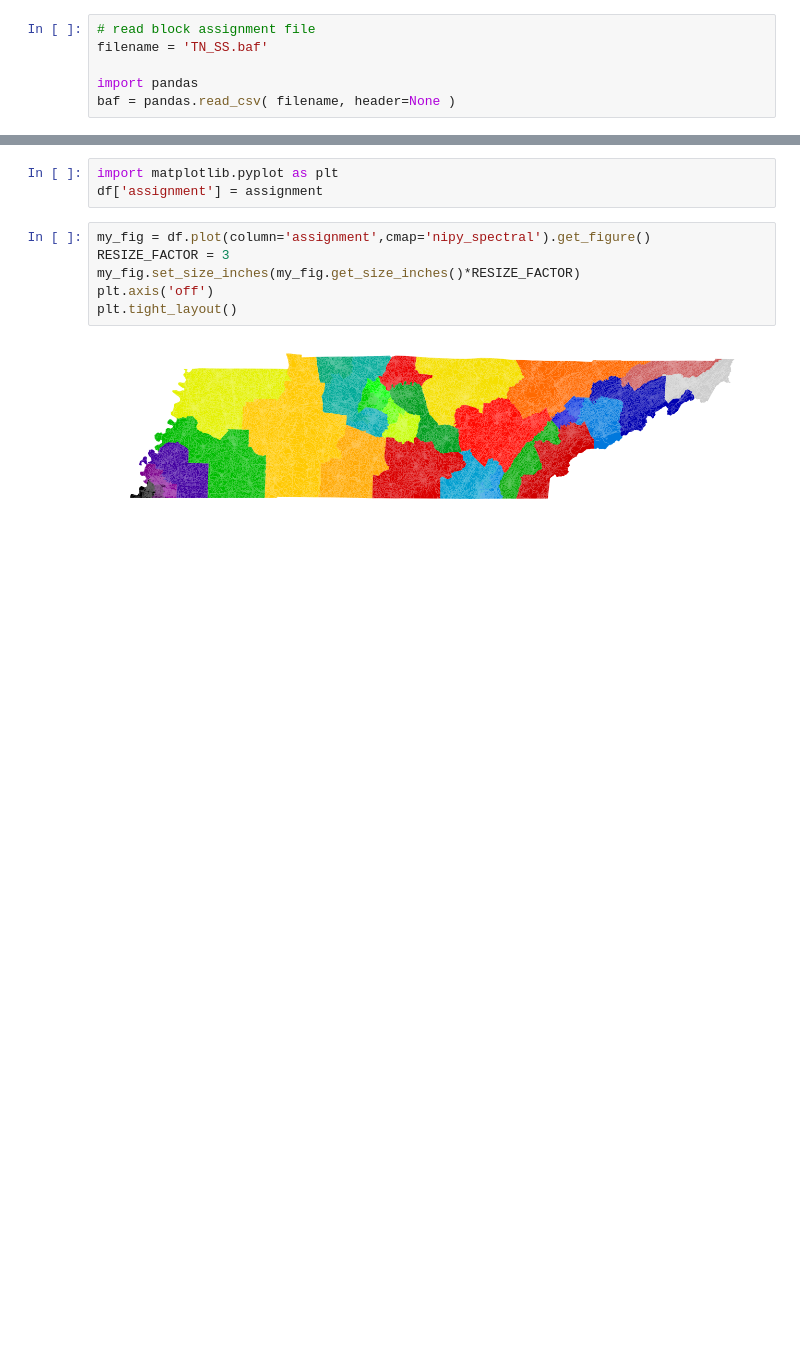
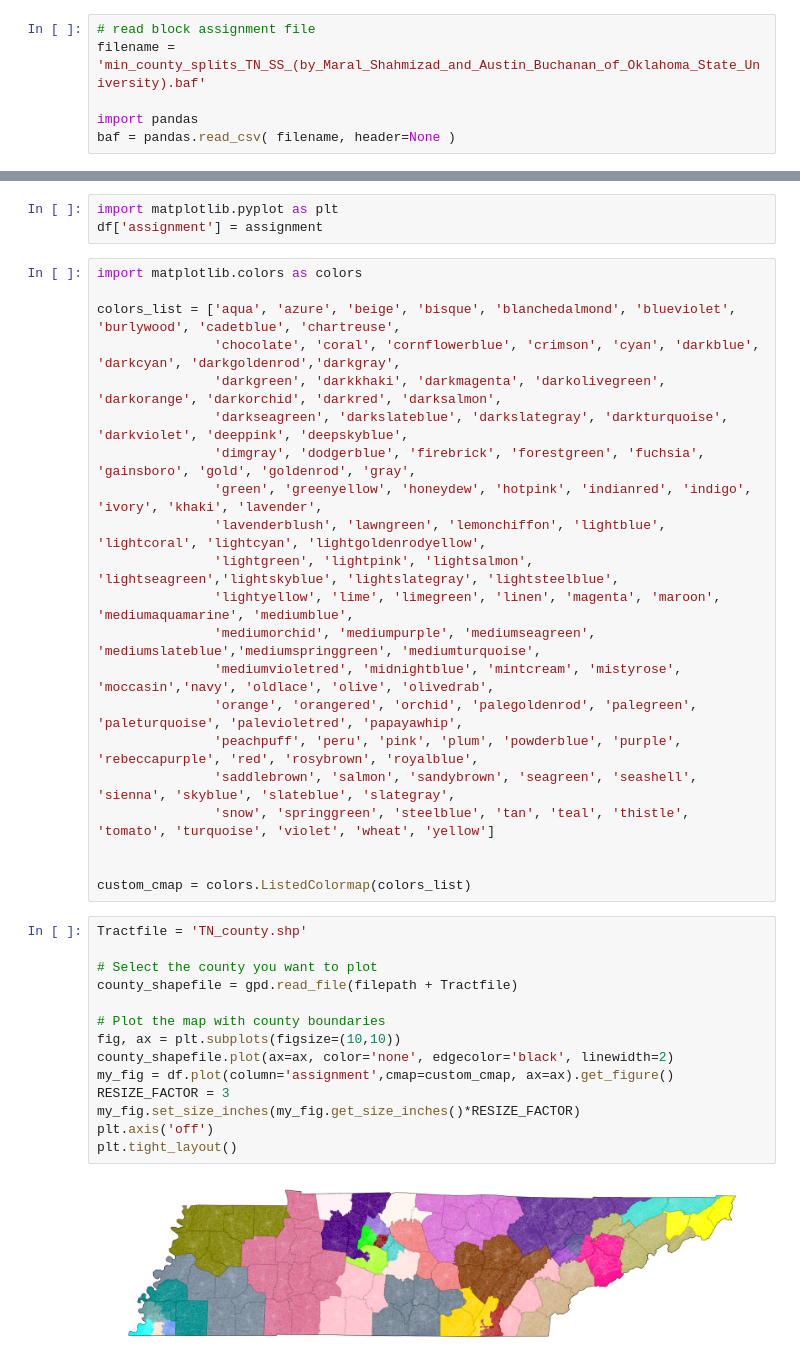
Before and after one commit to maralshahmizad/Political-Districting-to-Minimize-County-Splits, a Jupyter notebook: draw_TN_SS_districts.ipynb, the cells around one changed output, grey strips where cells are left out. Drawn from its saved outputs; the diff is of its cells as text; blank space fills up the shorter version.

```diff
--- a/draw_TN_SS_districts.ipynb
+++ b/draw_TN_SS_districts.ipynb
@@ -1,6 +1,6 @@
 # %%
 # read block assignment file
-filename = 'TN_SS.baf'
+filename = 'min_county_splits_TN_SS_(by_Maral_Shahmizad_and_Austin_Buchanan_of_Oklahoma_State_University).baf'
 
 import pandas
 baf = pandas.read_csv( filename, header=None )
@@ -32,11 +32,40 @@ for u in range(n):
 # %%
 import matplotlib.pyplot as plt
 df['assignment'] = assignment
+# %%
+import matplotlib.colors as colors
+
+colors_list = ['aqua', 'azure', 'beige', 'bisque', 'blanchedalmond', 'blueviolet', 'burlywood', 'cadetblue', 'chartreuse',
+               'chocolate', 'coral', 'cornflowerblue', 'crimson', 'cyan', 'darkblue', 'darkcyan', 'darkgoldenrod','darkgray',
+               'darkgreen', 'darkkhaki', 'darkmagenta', 'darkolivegreen', 'darkorange', 'darkorchid', 'darkred', 'darksalmon',
+               'darkseagreen', 'darkslateblue', 'darkslategray', 'darkturquoise', 'darkviolet', 'deeppink', 'deepskyblue',
+               'dimgray', 'dodgerblue', 'firebrick', 'forestgreen', 'fuchsia', 'gainsboro', 'gold', 'goldenrod', 'gray',
+               'green', 'greenyellow', 'honeydew', 'hotpink', 'indianred', 'indigo', 'ivory', 'khaki', 'lavender',
+               'lavenderblush', 'lawngreen', 'lemonchiffon', 'lightblue', 'lightcoral', 'lightcyan', 'lightgoldenrodyellow',
+               'lightgreen', 'lightpink', 'lightsalmon', 'lightseagreen','lightskyblue', 'lightslategray', 'lightsteelblue',
+               'lightyellow', 'lime', 'limegreen', 'linen', 'magenta', 'maroon', 'mediumaquamarine', 'mediumblue',
+               'mediumorchid', 'mediumpurple', 'mediumseagreen', 'mediumslateblue','mediumspringgreen', 'mediumturquoise',
+               'mediumvioletred', 'midnightblue', 'mintcream', 'mistyrose', 'moccasin','navy', 'oldlace', 'olive', 'olivedrab',
+               'orange', 'orangered', 'orchid', 'palegoldenrod', 'palegreen', 'paleturquoise', 'palevioletred', 'papayawhip',
+               'peachpuff', 'peru', 'pink', 'plum', 'powderblue', 'purple', 'rebeccapurple', 'red', 'rosybrown', 'royalblue',
+               'saddlebrown', 'salmon', 'sandybrown', 'seagreen', 'seashell', 'sienna', 'skyblue', 'slateblue', 'slategray',
+               'snow', 'springgreen', 'steelblue', 'tan', 'teal', 'thistle', 'tomato', 'turquoise', 'violet', 'wheat', 'yellow']
+
+
+custom_cmap = colors.ListedColormap(colors_list)
 # %%
-my_fig = df.plot(column='assignment',cmap='nipy_spectral').get_figure()
+Tractfile = 'TN_county.shp'
+
+# Select the county you want to plot
+county_shapefile = gpd.read_file(filepath + Tractfile)
+
+# Plot the map with county boundaries
+fig, ax = plt.subplots(figsize=(10,10))
+county_shapefile.plot(ax=ax, color='none', edgecolor='black', linewidth=2)
+my_fig = df.plot(column='assignment',cmap=custom_cmap, ax=ax).get_figure()
 RESIZE_FACTOR = 3
 my_fig.set_size_inches(my_fig.get_size_inches()*RESIZE_FACTOR)
 plt.axis('off')
 plt.tight_layout()
 # %% [output]
-[figure, old version]
+[figure, new version]
```
